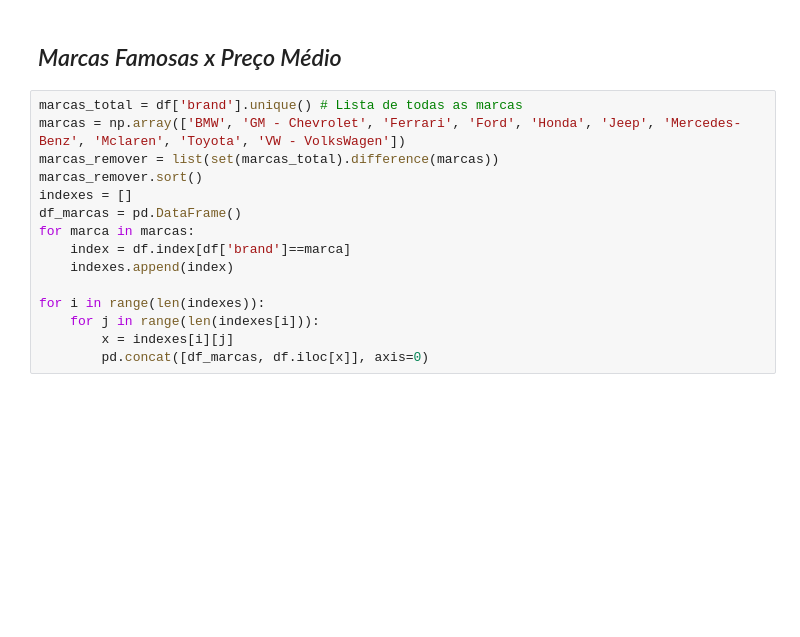
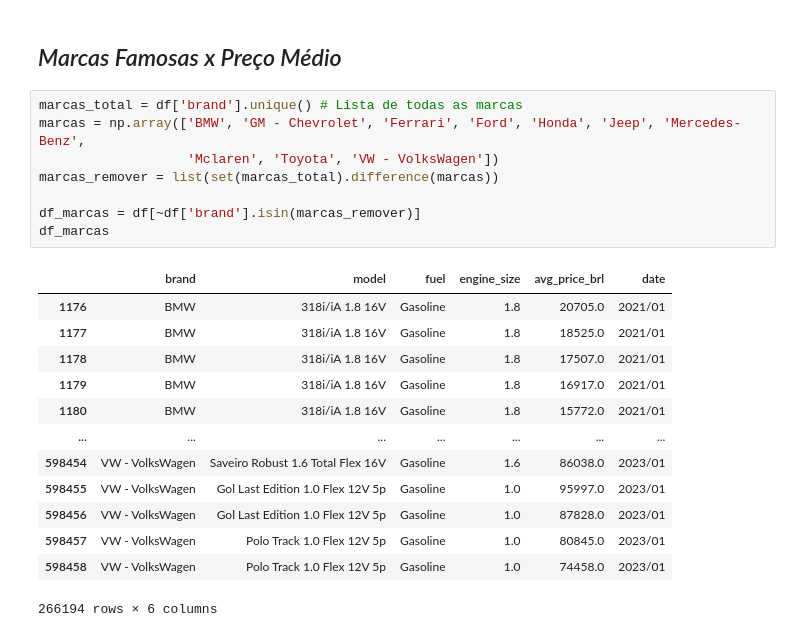
Before and after one commit to GvFreitas1/ListasdeExercicios-CursodePython2022, a Jupyter notebook: Projeto Final - Grupo 4/Análise de Dados - Preco dos Carros BR.ipynb, the cells around one changed output. Saved outputs shown, nothing was run; the diff lists cells and outputs as text; blank space fills up the shorter version.

```diff
--- a/Projeto Final - Grupo 4/Análise de Dados - Preco dos Carros BR.ipynb
+++ b/Projeto Final - Grupo 4/Análise de Dados - Preco dos Carros BR.ipynb
@@ -281,16 +281,23 @@ plt.show()
 ## *Marcas Famosas x Preço Médio*
 # %%
 marcas_total = df['brand'].unique() # Lista de todas as marcas
-marcas = np.array(['BMW', 'GM - Chevrolet', 'Ferrari', 'Ford', 'Honda', 'Jeep', 'Mercedes-Benz', 'Mclaren', 'Toyota', 'VW - VolksWagen'])
+marcas = np.array(['BMW', 'GM - Chevrolet', 'Ferrari', 'Ford', 'Honda', 'Jeep', 'Mercedes-Benz',
+                   'Mclaren', 'Toyota', 'VW - VolksWagen'])
 marcas_remover = list(set(marcas_total).difference(marcas))
-marcas_remover.sort()
-indexes = []
-df_marcas = pd.DataFrame()
-for marca in marcas:
-    index = df.index[df['brand']==marca]
-    indexes.append(index)
 
-for i in range(len(indexes)):
-    for j in range(len(indexes[i])):
-        x = indexes[i][j]
-        pd.concat([df_marcas, df.iloc[x]], axis=0)
+df_marcas = df[~df['brand'].isin(marcas_remover)]
+df_marcas
+# %% [output]
+|  | brand | model | fuel | engine_size | avg_price_brl | date |
+| 1176 | BMW | 318i/iA 1.8 16V | Gasoline | 1.8 | 20705.0 | 2021/01 |
+| 1177 | BMW | 318i/iA 1.8 16V | Gasoline | 1.8 | 18525.0 | 2021/01 |
+| 1178 | BMW | 318i/iA 1.8 16V | Gasoline | 1.8 | 17507.0 | 2021/01 |
+| 1179 | BMW | 318i/iA 1.8 16V | Gasoline | 1.8 | 16917.0 | 2021/01 |
+| 1180 | BMW | 318i/iA 1.8 16V | Gasoline | 1.8 | 15772.0 | 2021/01 |
+| ... | ... | ... | ... | ... | ... | ... |
+| 598454 | VW - VolksWagen | Saveiro Robust 1.6 Total Flex 16V | Gasoline | 1.6 | 86038.0 | 2023/01 |
+| 598455 | VW - VolksWagen | Gol Last Edition 1.0 Flex 12V 5p | Gasoline | 1.0 | 95997.0 | 2023/01 |
+| 598456 | VW - VolksWagen | Gol Last Edition 1.0 Flex 12V 5p | Gasoline | 1.0 | 87828.0 | 2023/01 |
+| 598457 | VW - VolksWagen | Polo Track 1.0 Flex 12V 5p | Gasoline | 1.0 | 80845.0 | 2023/01 |
+| 598458 | VW - VolksWagen | Polo Track 1.0 Flex 12V 5p | Gasoline | 1.0 | 74458.0 | 2023/01 |
+266194 rows × 6 columns
```
Also changed, not shown: parts of 1 cell of this notebook.
